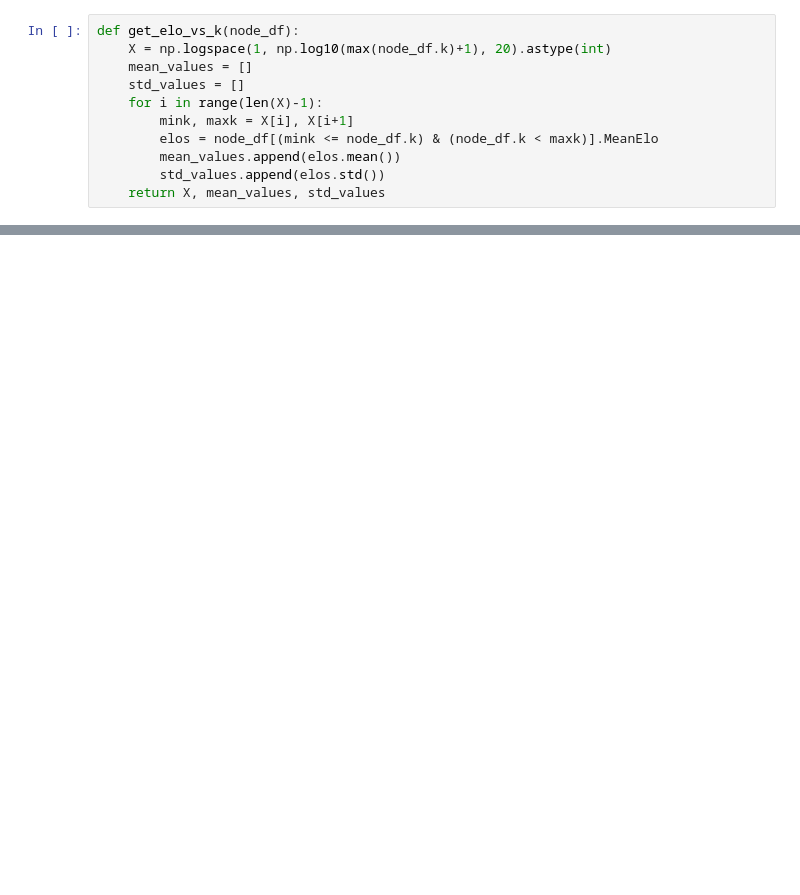
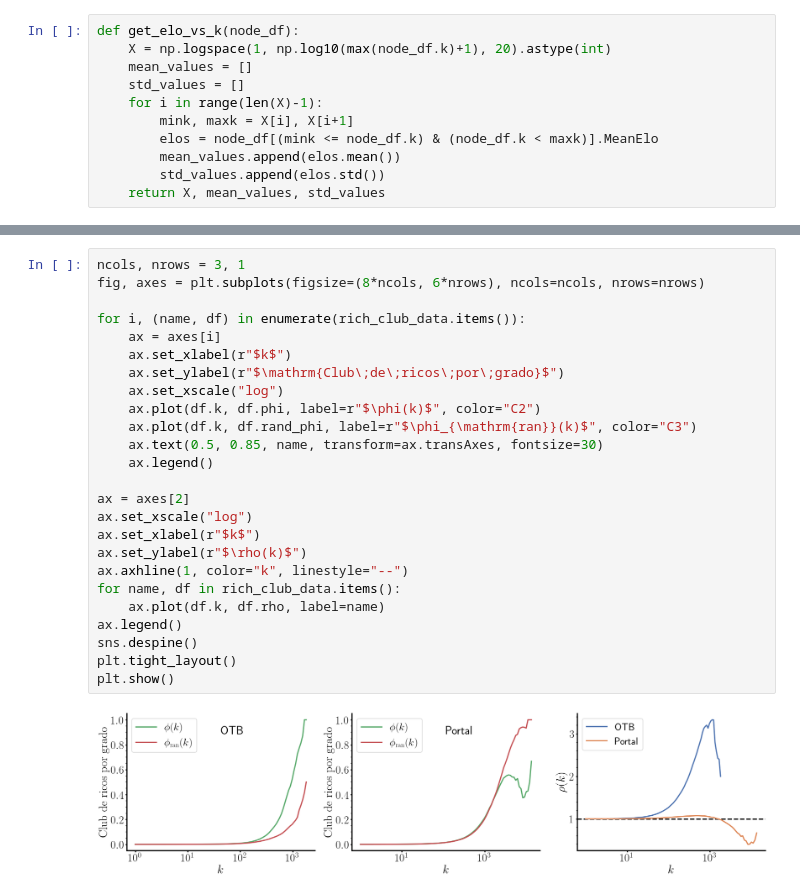
Before and after one commit to nahuelalmeira/chess, a Jupyter notebook: notebooks/figura4.ipynb, the cells around one changed output, grey strips where cells are left out. Cells and saved outputs as stored; diff of their text form; blank space fills up the shorter version.

```diff
--- a/notebooks/figura4.ipynb
+++ b/notebooks/figura4.ipynb
@@ -41,0 +82,27 @@ plt.show()
+# %%
+ncols, nrows = 3, 1
+fig, axes = plt.subplots(figsize=(8*ncols, 6*nrows), ncols=ncols, nrows=nrows)
+
+for i, (name, df) in enumerate(rich_club_data.items()):
+    ax = axes[i]
+    ax.set_xlabel(r"$k$")
+    ax.set_ylabel(r"$\mathrm{Club\;de\;ricos\;por\;grado}$")
+    ax.set_xscale("log")
+    ax.plot(df.k, df.phi, label=r"$\phi(k)$", color="C2")
+    ax.plot(df.k, df.rand_phi, label=r"$\phi_{\mathrm{ran}}(k)$", color="C3")
+    ax.text(0.5, 0.85, name, transform=ax.transAxes, fontsize=30)
+    ax.legend()
+
+ax = axes[2]
+ax.set_xscale("log")
+ax.set_xlabel(r"$k$")
+ax.set_ylabel(r"$\rho(k)$")
+ax.axhline(1, color="k", linestyle="--")
+for name, df in rich_club_data.items():
+    ax.plot(df.k, df.rho, label=name)
+ax.legend()
+sns.despine()
+plt.tight_layout()
+plt.show()
+# %% [output]
+[figure, added]
```
Also changed, not shown: parts of 9 cells of this notebook, 5 other files.
